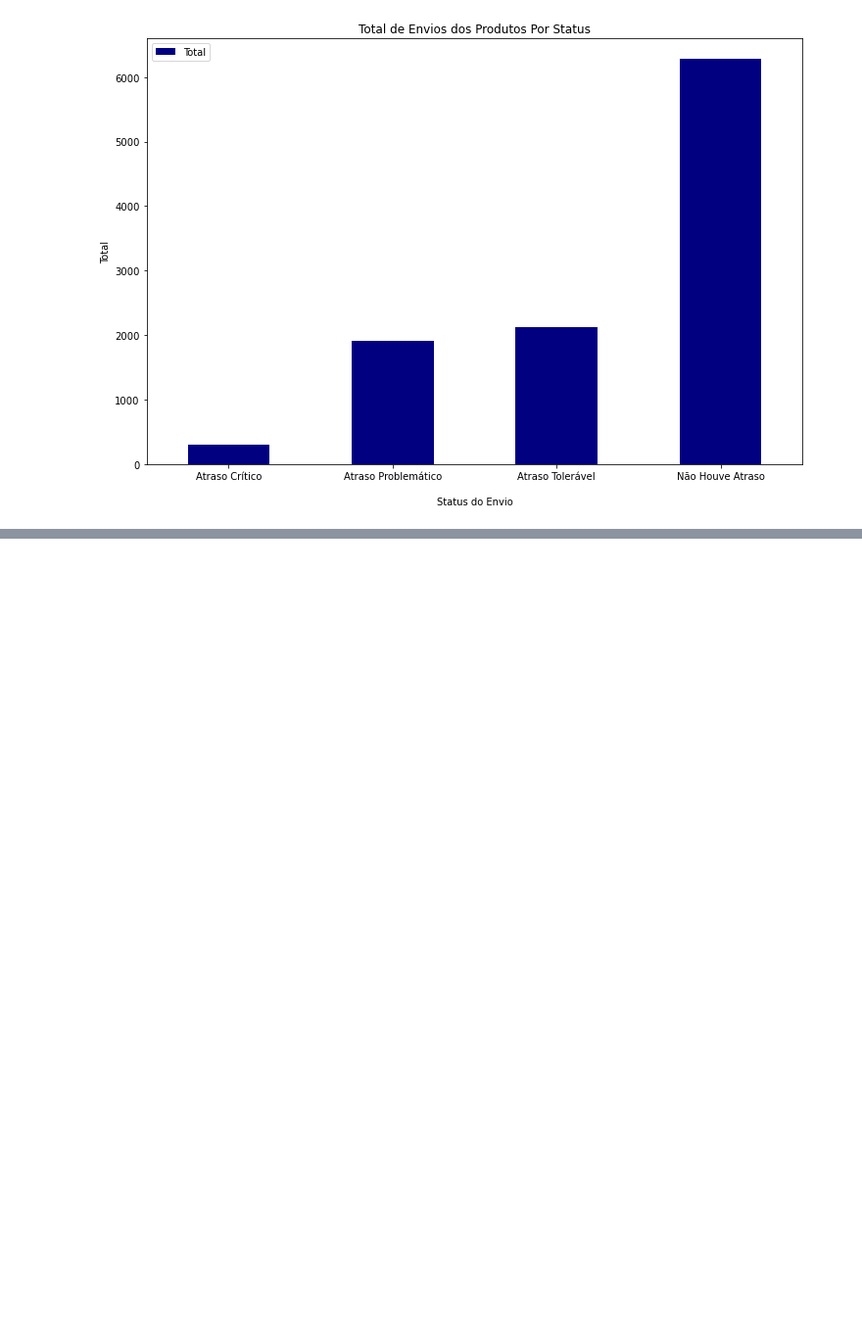
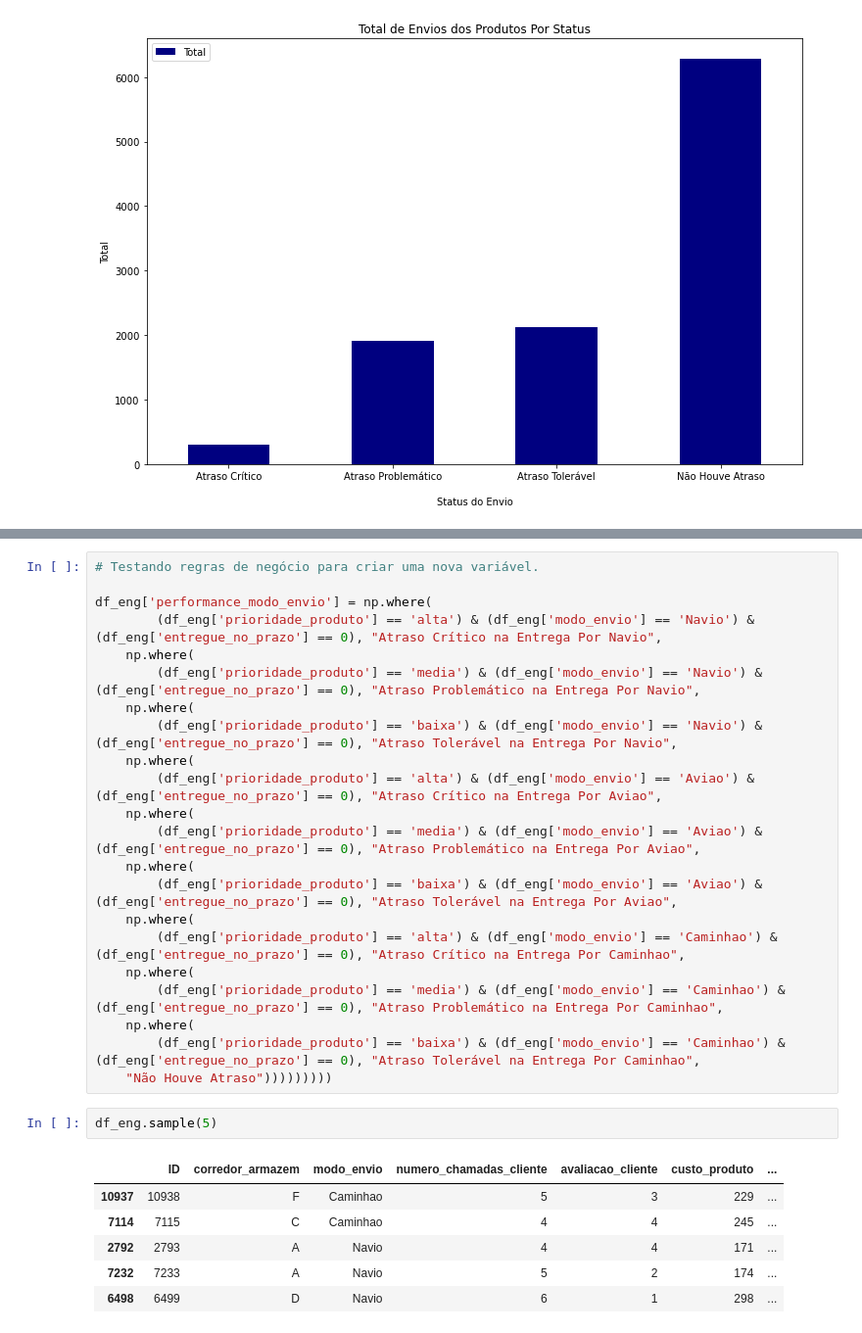
Before and after one commit to sandromzljr/Engenharia-Atributos, a Jupyter notebook: EngenhariaAtributos.ipynb, the cells around one changed output, grey strips where cells are left out. Shown: that part at 98% size. Cells and saved outputs as stored; diff of their text form; blank space fills up the shorter version.

```diff
--- a/EngenhariaAtributos.ipynb
+++ b/EngenhariaAtributos.ipynb
@@ -586,0 +619,31 @@ plt.show()
+# %%
+# Testando regras de negócio para criar uma nova variável.
+
+df_eng['performance_modo_envio'] = np.where(
+        (df_eng['prioridade_produto'] == 'alta') & (df_eng['modo_envio'] == 'Navio') & (df_eng['entregue_no_prazo'] == 0), "Atraso Crítico na Entrega Por Navio",
+    np.where(
+        (df_eng['prioridade_produto'] == 'media') & (df_eng['modo_envio'] == 'Navio') & (df_eng['entregue_no_prazo'] == 0), "Atraso Problemático na Entrega Por Navio",
+    np.where(
+        (df_eng['prioridade_produto'] == 'baixa') & (df_eng['modo_envio'] == 'Navio') & (df_eng['entregue_no_prazo'] == 0), "Atraso Tolerável na Entrega Por Navio",
+    np.where(
+        (df_eng['prioridade_produto'] == 'alta') & (df_eng['modo_envio'] == 'Aviao') & (df_eng['entregue_no_prazo'] == 0), "Atraso Crítico na Entrega Por Aviao",
+    np.where(
+        (df_eng['prioridade_produto'] == 'media') & (df_eng['modo_envio'] == 'Aviao') & (df_eng['entregue_no_prazo'] == 0), "Atraso Problemático na Entrega Por Aviao",
+    np.where(
+        (df_eng['prioridade_produto'] == 'baixa') & (df_eng['modo_envio'] == 'Aviao') & (df_eng['entregue_no_prazo'] == 0), "Atraso Tolerável na Entrega Por Aviao",
+    np.where(
+        (df_eng['prioridade_produto'] == 'alta') & (df_eng['modo_envio'] == 'Caminhao') & (df_eng['entregue_no_prazo'] == 0), "Atraso Crítico na Entrega Por Caminhao",
+    np.where(
+        (df_eng['prioridade_produto'] == 'media') & (df_eng['modo_envio'] == 'Caminhao') & (df_eng['entregue_no_prazo'] == 0), "Atraso Problemático na Entrega Por Caminhao",
+    np.where(
+        (df_eng['prioridade_produto'] == 'baixa') & (df_eng['modo_envio'] == 'Caminhao') & (df_eng['entregue_no_prazo'] == 0), "Atraso Tolerável na Entrega Por Caminhao",
+    "Não Houve Atraso")))))))))
+# %%
+df_eng.sample(5)
+# %% [output]
+|  | ID | corredor_armazem | modo_envio | numero_chamadas_cliente | avaliacao_cliente | custo_produto | ... |
+| 10937 | 10938 | F | Caminhao | 5 | 3 | 229 | ... |
+| 7114 | 7115 | C | Caminhao | 4 | 4 | 245 | ... |
+| 2792 | 2793 | A | Navio | 4 | 4 | 171 | ... |
+| 7232 | 7233 | A | Navio | 5 | 2 | 174 | ... |
+| 6498 | 6499 | D | Navio | 6 | 1 | 298 | ... |
```
Also changed, not shown: parts of 36 cells of this notebook.
